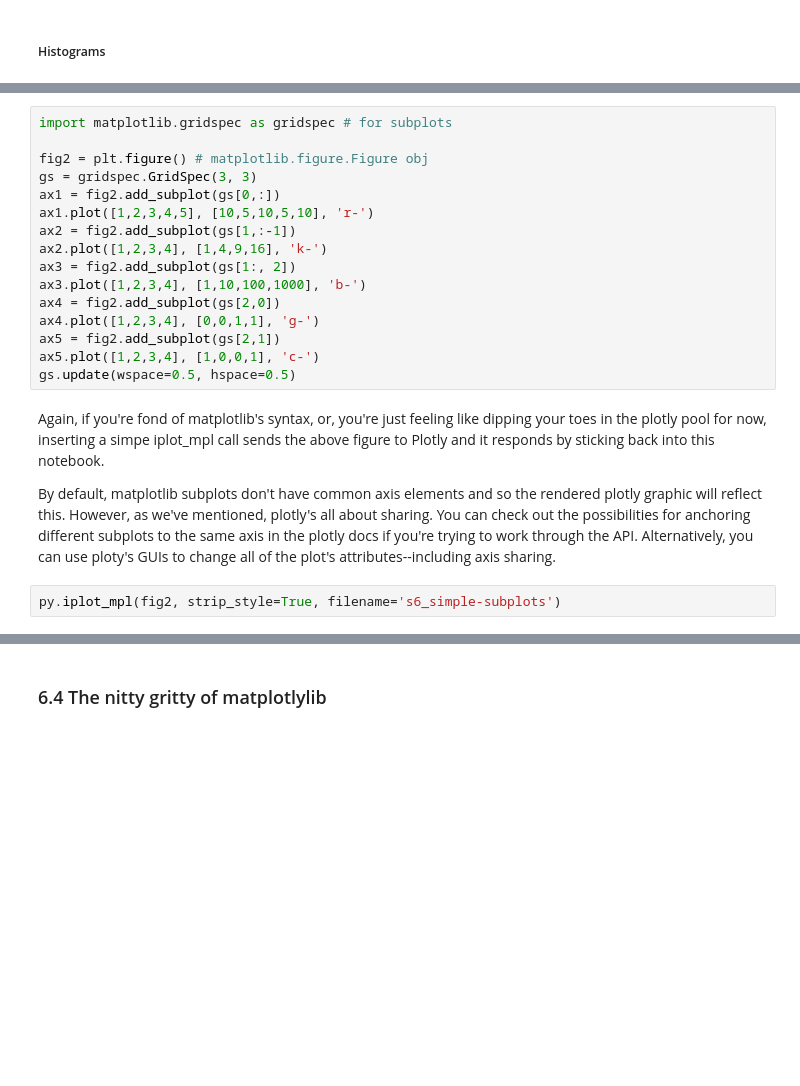
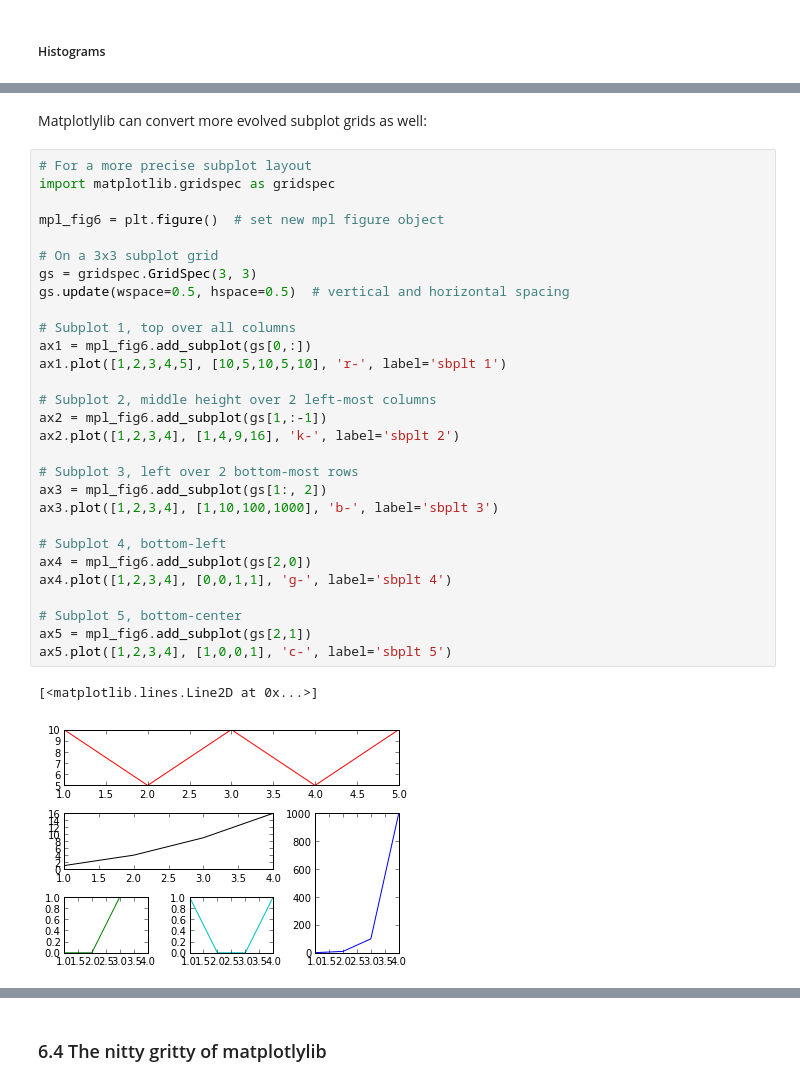
Before and after one commit to plotly/python-user-guide, a Jupyter notebook: s6_matplotlylib/s6_matplotlylib.ipynb, the cells around one changed output, grey strips where cells are left out. Drawn from its saved outputs; the diff is of its cells as text; blank space fills up the shorter version.

```diff
--- a/s6_matplotlylib/s6_matplotlylib.ipynb
+++ b/s6_matplotlylib/s6_matplotlylib.ipynb
@@ -385,22 +469,34 @@ py.iplot_mpl(fig3)
+# %% [markdown]
+Matplotlylib can convert more evolved subplot grids as well:
 # %%
-import matplotlib.gridspec as gridspec # for subplots
+# For a more precise subplot layout
+import matplotlib.gridspec as gridspec
 
-fig2 = plt.figure() # matplotlib.figure.Figure obj
+mpl_fig6 = plt.figure()  # set new mpl figure object
+
+# On a 3x3 subplot grid
 gs = gridspec.GridSpec(3, 3)
-ax1 = fig2.add_subplot(gs[0,:])
-ax1.plot([1,2,3,4,5], [10,5,10,5,10], 'r-')
-ax2 = fig2.add_subplot(gs[1,:-1])
-ax2.plot([1,2,3,4], [1,4,9,16], 'k-')
-ax3 = fig2.add_subplot(gs[1:, 2])
-ax3.plot([1,2,3,4], [1,10,100,1000], 'b-')
-ax4 = fig2.add_subplot(gs[2,0])
-ax4.plot([1,2,3,4], [0,0,1,1], 'g-')
-ax5 = fig2.add_subplot(gs[2,1])
-ax5.plot([1,2,3,4], [1,0,0,1], 'c-')
-gs.update(wspace=0.5, hspace=0.5)
+gs.update(wspace=0.5, hspace=0.5)  # vertical and horizontal spacing
+
+# Subplot 1, top over all columns
+ax1 = mpl_fig6.add_subplot(gs[0,:])
+ax1.plot([1,2,3,4,5], [10,5,10,5,10], 'r-', label='sbplt 1')
+
+# Subplot 2, middle height over 2 left-most columns
+ax2 = mpl_fig6.add_subplot(gs[1,:-1])
+ax2.plot([1,2,3,4], [1,4,9,16], 'k-', label='sbplt 2')
+
+# Subplot 3, left over 2 bottom-most rows
+ax3 = mpl_fig6.add_subplot(gs[1:, 2])
+ax3.plot([1,2,3,4], [1,10,100,1000], 'b-', label='sbplt 3')
+
+# Subplot 4, bottom-left
+ax4 = mpl_fig6.add_subplot(gs[2,0])
+ax4.plot([1,2,3,4], [0,0,1,1], 'g-', label='sbplt 4')
+
+# Subplot 5, bottom-center
+ax5 = mpl_fig6.add_subplot(gs[2,1])
+ax5.plot([1,2,3,4], [1,0,0,1], 'c-', label='sbplt 5')
+# %% [output]
+[<matplotlib.lines.Line2D at 0x...>]
+[figure, added]
-# %% [markdown]
-Again, if you're fond of matplotlib's syntax, or, you're just feeling like dipping your toes in the plotly pool for now, inserting a simpe iplot_mpl call sends the above figure to Plotly and it responds by sticking back into this notebook.
-
-By default, matplotlib subplots don't have common axis elements and so the rendered plotly graphic will reflect this. However, as we've mentioned, plotly's all about sharing. You can check out the possibilities for anchoring different subplots to the same axis in the plotly docs if you're trying to work through the API. Alternatively, you can use ploty's GUIs to change all of the plot's attributes--including axis sharing.
-# %%
-py.iplot_mpl(fig2, strip_style=True, filename='s6_simple-subplots')
```
Also changed, not shown: parts of 70 cells of this notebook, 2 other files.
